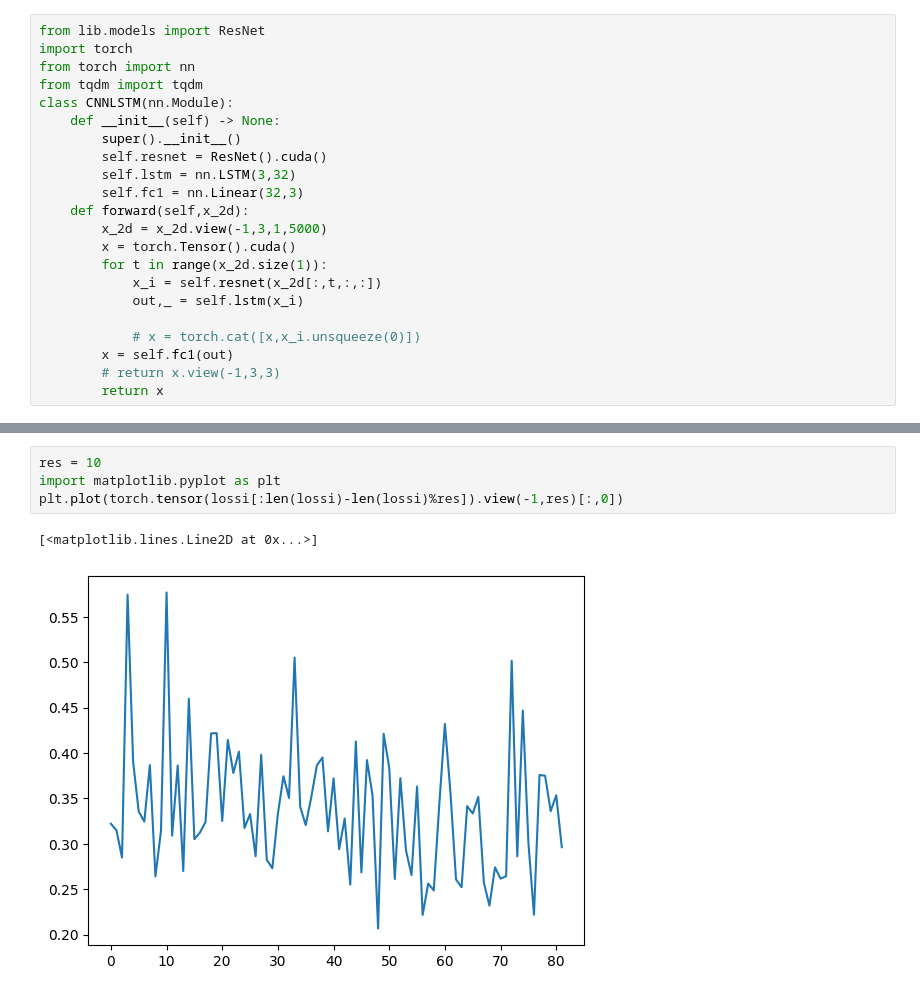
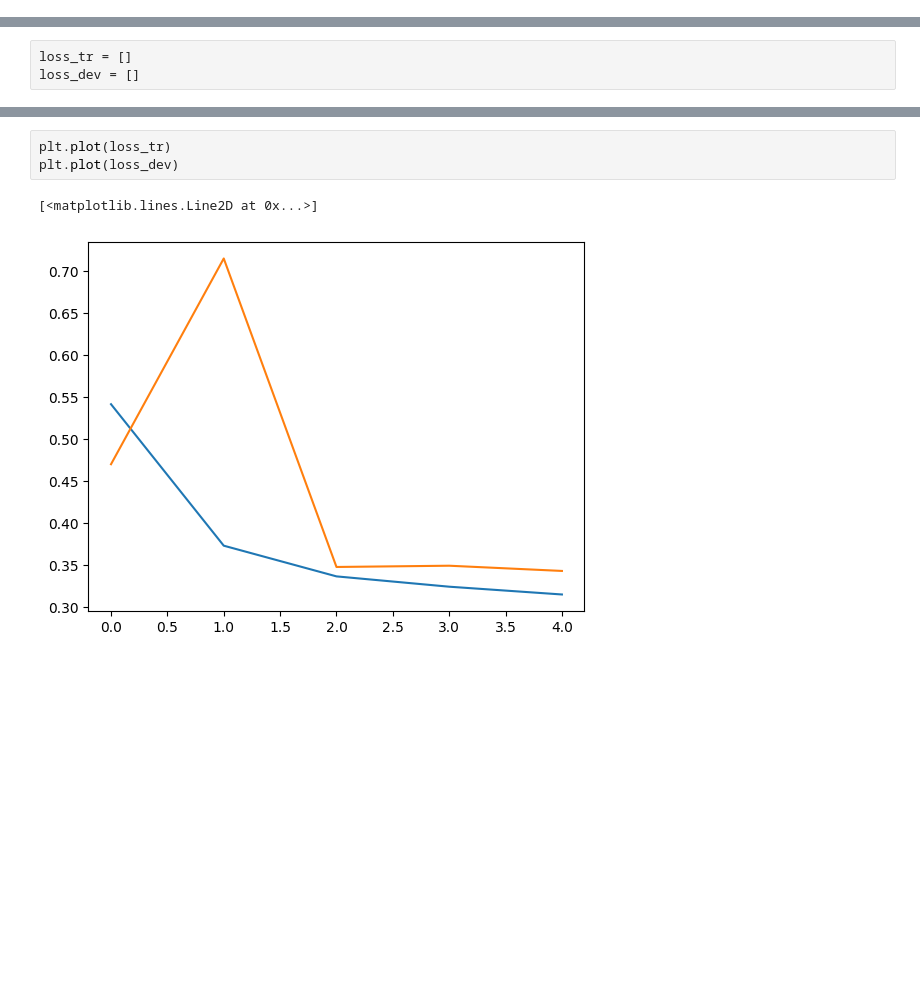
Before and after one commit to smithandrewk/sleep_ml, a Jupyter notebook: resnet-lstm.ipynb, the cells around one changed output, grey strips where cells are left out. Cells and saved outputs as stored; diff of their text form; blank space fills up the shorter version.

```diff
--- a/resnet-lstm.ipynb
+++ b/resnet-lstm.ipynb
@@ -1,22 +0,0 @@
-# %%
-from lib.models import ResNet
-import torch
-from torch import nn
-from tqdm import tqdm
-class CNNLSTM(nn.Module):
-    def __init__(self) -> None:
-        super().__init__()
-        self.resnet = ResNet().cuda()
-        self.lstm = nn.LSTM(3,32)
-        self.fc1 = nn.Linear(32,3)
-    def forward(self,x_2d):
-        x_2d = x_2d.view(-1,3,1,5000)
-        x = torch.Tensor().cuda()
-        for t in range(x_2d.size(1)):
-            x_i = self.resnet(x_2d[:,t,:,:])
-            out,_ = self.lstm(x_i)
-
-            # x = torch.cat([x,x_i.unsqueeze(0)])
-        x = self.fc1(out)
-        # return x.view(-1,3,3)
-        return x
@@ -39 +42,4 @@ Params:  10534
+# %%
+loss_tr = []
+loss_dev = []
 # %%
@@ -66,7 +80,6 @@ tensor(0.3225)
-# %%
-res = 10
-import matplotlib.pyplot as plt
-plt.plot(torch.tensor(lossi[:len(lossi)-len(lossi)%res]).view(-1,res)[:,0])
-# %% [output]
-[<matplotlib.lines.Line2D at 0x...>]
-[figure, removed]
+# %%
+plt.plot(loss_tr)
+plt.plot(loss_dev)
+# %% [output]
+[<matplotlib.lines.Line2D at 0x...>]
+[figure, added]
```
Also changed, not shown: parts of 6 cells of this notebook, 8 other files.
